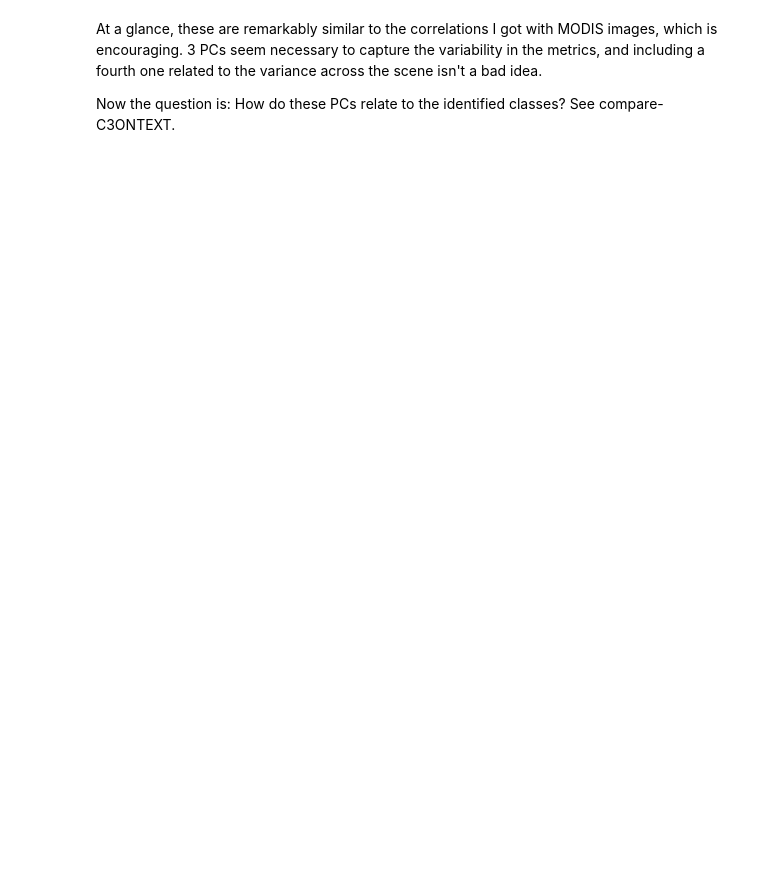
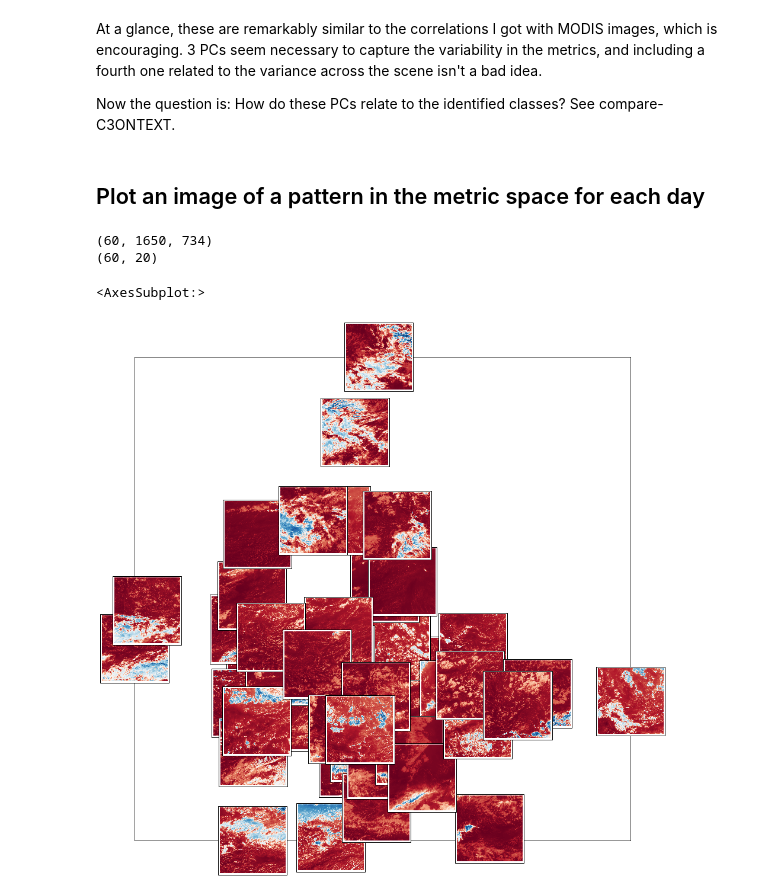
Before and after one commit to martinjanssens/cloudmetrics-c3ontext, a Jupyter notebook: cloudmetrics-goes16-IR.ipynb, the cells around one changed output. Cells and saved outputs as stored; diff of their text form; code cells hidden in the pictures; blank space fills up the shorter version.

```diff
--- a/cloudmetrics-goes16-IR.ipynb
+++ b/cloudmetrics-goes16-IR.ipynb
@@ -393,3 +372,70 @@ Metric: var Mag:  15.607234269070986
 At a glance, these are remarkably similar to the correlations I got with MODIS images, which is encouraging. 3 PCs seem necessary to capture the variability in the metrics, and including a fourth one related to the variance across the scene isn't a bad idea.
 
 Now the question is: How do these PCs relate to the identified classes? See compare-C3ONTEXT.
+# %% [markdown]
+## Plot an image of a pattern in the metric space for each day
+# %%
+# Stick in df -> ds -> normalise each axis -> subset by date -> Back to numpy
+df_pca = pd.DataFrame(index=df_metrics_pp.index, data=x_pca)
+df_pca.index.rename('date', inplace=True)
+df_pca = df_pca/df_pca.std()
+ds_pca = df_pca.to_xarray()
+ds_pca_date = functions.ds_date_mean(ds_pca)
+df_pca_date = ds_pca_date.to_dataframe()
+x_pca_date = df_pca_date.to_numpy()
+# %%
+# Plot a few examples of patterns each day
+
+# Median scene per day
+ds_date = ds.C13.sel(lat=slice(lat1, lat0), lon=slice(lon0,lon1)).groupby('time.date').last(skipna=False)
+
+imgarr = ds_date.to_numpy()
+# %%
+from matplotlib import offsetbox
+
+# Plot
+def plotEmbedding(X, imgarr, filterOutliers=False, title=None, zoom=0.075,
+                  distMin=1e-3, pltArrow=False, ax=None, offs=0, vmin=None, vmax=None):
+    # Plot embedding space
+
+    if filterOutliers:
+        X,rows = rejectOutliers(X)
+        imgarr = np.delete(imgarr,rows,axis=0)
+
+    x_min, x_max = np.min(X, 0), np.max(X, 0)
+    X = (X - x_min) / (x_max - x_min)
+
+    if ax is None:
+        plt.figure(figsize=(15,15))
+        ax = plt.subplot(111)
+
+    shown_images = np.array([[1., 1.]])  # just something big
+    plti = []
+    for i in range(X.shape[0]):
+        dist = np.sum((X[i] - shown_images) ** 2, 1)
+        if np.min(dist) < distMin:
+            continue # don't show points that are too close
+        shown_images = np.r_[shown_images, [X[i]]]
+        imgi = imgarr[i,:,:]
+        imgi = resize(imgi, (imgi.shape[imin],imgi.shape[imin]), anti_aliasing=True)
+        imagebox = offsetbox.AnnotationBbox(
+            offsetbox.OffsetImage(imgi, cmap=plt.cm.RdBu_r,zoom=zoom, clim=(vmin,vmax)),
+            X[i],pad=0.3)
+        ax.add_artist(imagebox)
+        plti.append(i)
+    ax.set_xticks([]); ax.set_yticks([])
+    ax.set_xlim((np.min(X[plti,0])-offs,np.max(X[plti,0]+offs)))
+    ax.set_ylim((np.min(X[plti,1])-offs,np.max(X[plti,1]+offs)))
+    if title is not None:
+        plt.title(title)
+    return ax
+
+print(imgarr.shape)
+print(x_pca_date.shape)
+plotEmbedding(x_pca_date[:,[2,3]], imgarr, filterOutliers=False, title=None, zoom=0.15,
+              distMin=1e-3, pltArrow=False, ax=None, offs=0)
+# %% [output]
+(60, 1650, 734)
+(60, 20)
+<AxesSubplot:>
+[figure, added]
```
Also changed, not shown: parts of 6 cells of this notebook, 6 other files.
